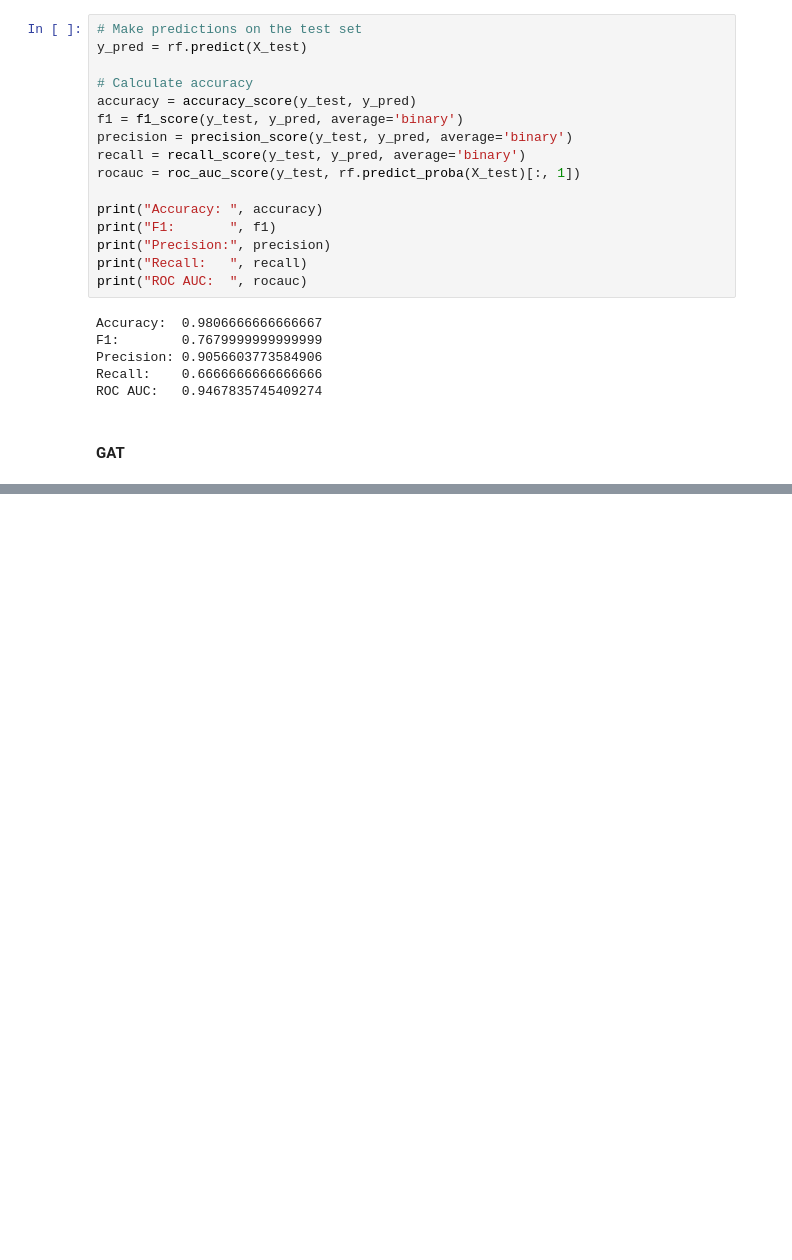
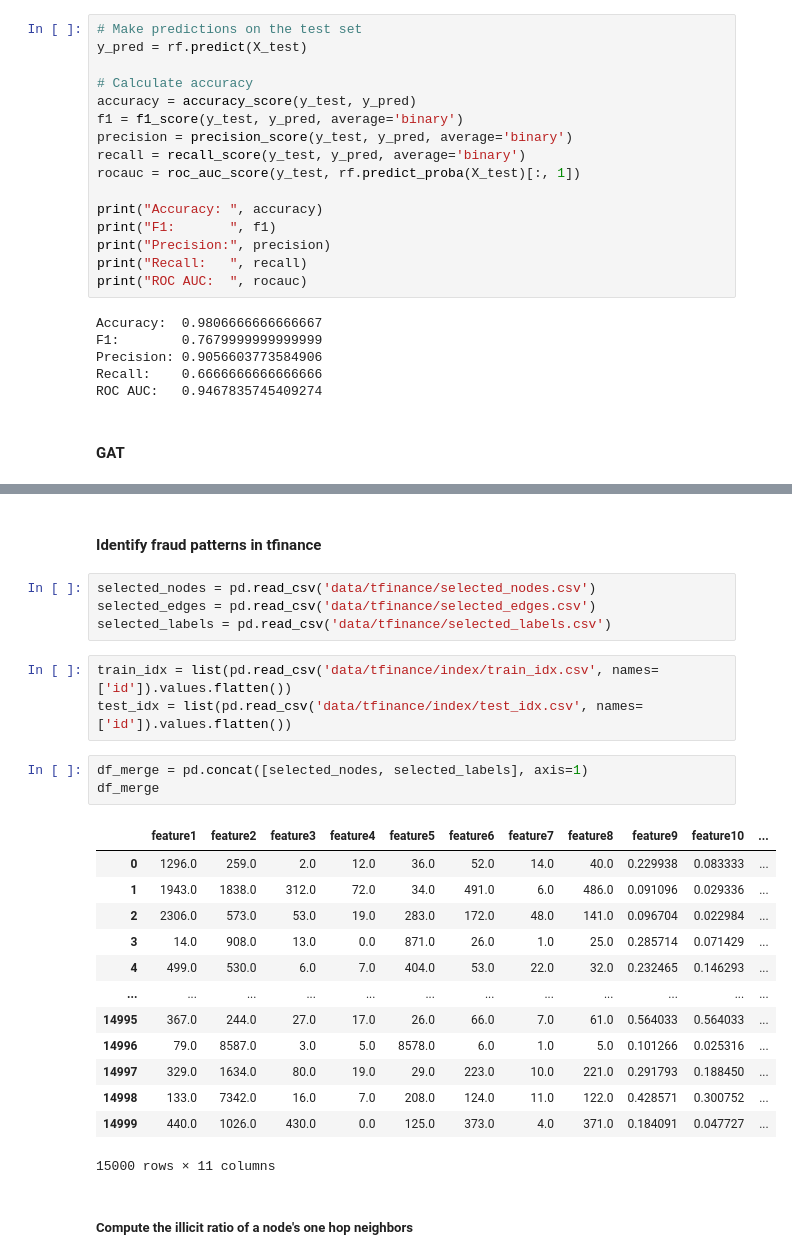
Before and after one commit to yucfu/gnn_fraud_detection, a Jupyter notebook: tfinance_new.ipynb, the cells around one changed output, grey strips where cells are left out. Cells and saved outputs as stored; diff of their text form; blank space fills up the shorter version.

Commit message:
Update with fraud pattern.

```diff
--- a/tfinance_new.ipynb
+++ b/tfinance_new.ipynb
@@ -349,0 +378,28 @@ class
+# %% [markdown]
+#### Identify fraud patterns in tfinance
+# %%
+selected_nodes = pd.read_csv('data/tfinance/selected_nodes.csv')
+selected_edges = pd.read_csv('data/tfinance/selected_edges.csv')
+selected_labels = pd.read_csv('data/tfinance/selected_labels.csv')
+# %%
+train_idx = list(pd.read_csv('data/tfinance/index/train_idx.csv', names=['id']).values.flatten())
+test_idx = list(pd.read_csv('data/tfinance/index/test_idx.csv', names=['id']).values.flatten())
+# %%
+df_merge = pd.concat([selected_nodes, selected_labels], axis=1)
+df_merge
+# %% [output]
+|  | feature1 | feature2 | feature3 | feature4 | feature5 | feature6 | feature7 | feature8 | feature9 | feature10 | ... |
+| 0 | 1296.0 | 259.0 | 2.0 | 12.0 | 36.0 | 52.0 | 14.0 | 40.0 | 0.229938 | 0.083333 | ... |
+| 1 | 1943.0 | 1838.0 | 312.0 | 72.0 | 34.0 | 491.0 | 6.0 | 486.0 | 0.091096 | 0.029336 | ... |
+| 2 | 2306.0 | 573.0 | 53.0 | 19.0 | 283.0 | 172.0 | 48.0 | 141.0 | 0.096704 | 0.022984 | ... |
+| 3 | 14.0 | 908.0 | 13.0 | 0.0 | 871.0 | 26.0 | 1.0 | 25.0 | 0.285714 | 0.071429 | ... |
+| 4 | 499.0 | 530.0 | 6.0 | 7.0 | 404.0 | 53.0 | 22.0 | 32.0 | 0.232465 | 0.146293 | ... |
+| ... | ... | ... | ... | ... | ... | ... | ... | ... | ... | ... | ... |
+| 14995 | 367.0 | 244.0 | 27.0 | 17.0 | 26.0 | 66.0 | 7.0 | 61.0 | 0.564033 | 0.564033 | ... |
+| 14996 | 79.0 | 8587.0 | 3.0 | 5.0 | 8578.0 | 6.0 | 1.0 | 5.0 | 0.101266 | 0.025316 | ... |
+| 14997 | 329.0 | 1634.0 | 80.0 | 19.0 | 29.0 | 223.0 | 10.0 | 221.0 | 0.291793 | 0.188450 | ... |
+| 14998 | 133.0 | 7342.0 | 16.0 | 7.0 | 208.0 | 124.0 | 11.0 | 122.0 | 0.428571 | 0.300752 | ... |
+| 14999 | 440.0 | 1026.0 | 430.0 | 0.0 | 125.0 | 373.0 | 4.0 | 371.0 | 0.184091 | 0.047727 | ... |
+15000 rows × 11 columns
+# %% [markdown]
+##### Compute the illicit ratio of a node's one hop neighbors
```
Also changed, not shown: parts of 9 cells of this notebook.
